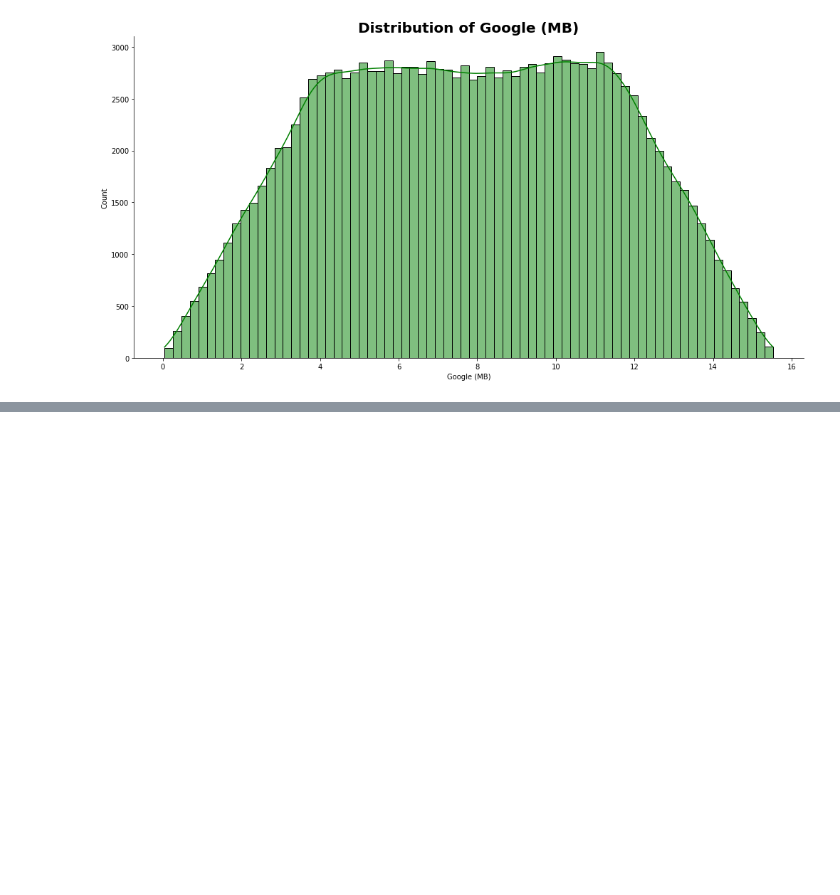
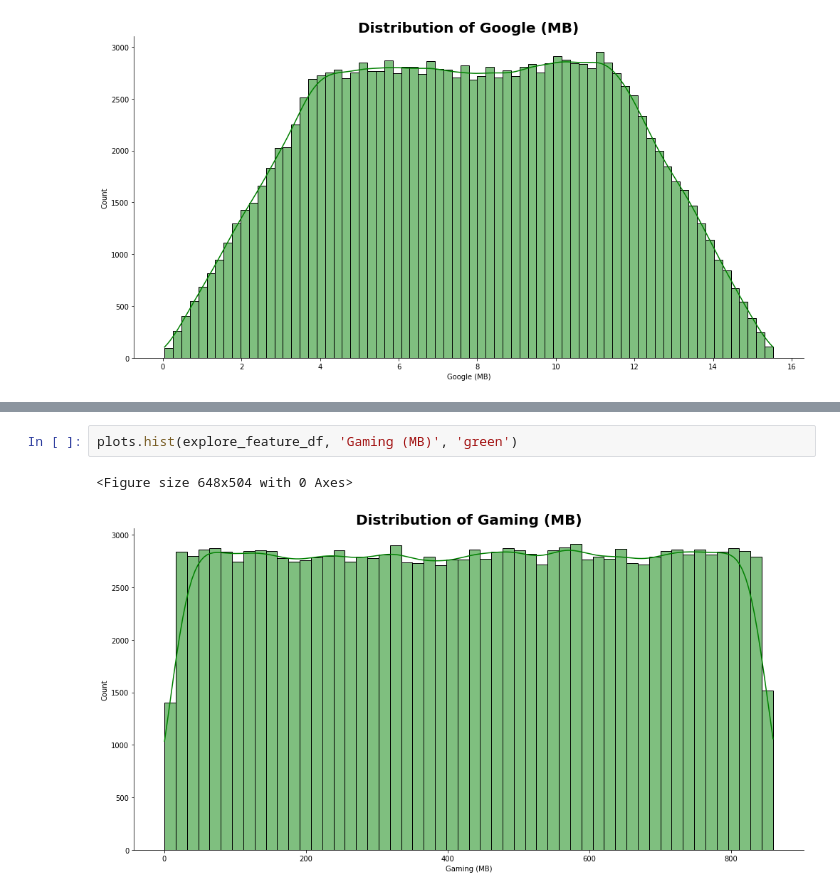
Before and after one commit to bkget/Telecom-Data-Analysis, a Jupyter notebook: notebooks/2_user_overview_analysis.ipynb, the cells around one changed output, grey strips where cells are left out. Saved outputs shown, nothing was run; the diff lists cells and outputs as text; blank space fills up the shorter version.

```diff
--- a/notebooks/2_user_overview_analysis.ipynb
+++ b/notebooks/2_user_overview_analysis.ipynb
@@ -272,0 +285,5 @@ plots.hist(explore_feature_df, 'Google (MB)', 'green')
+# %%
+plots.hist(explore_feature_df, 'Gaming (MB)', 'green')
+# %% [output]
+<Figure size 648x504 with 0 Axes>
+[figure, added]
```
Also changed, not shown: parts of 4 cells of this notebook.
